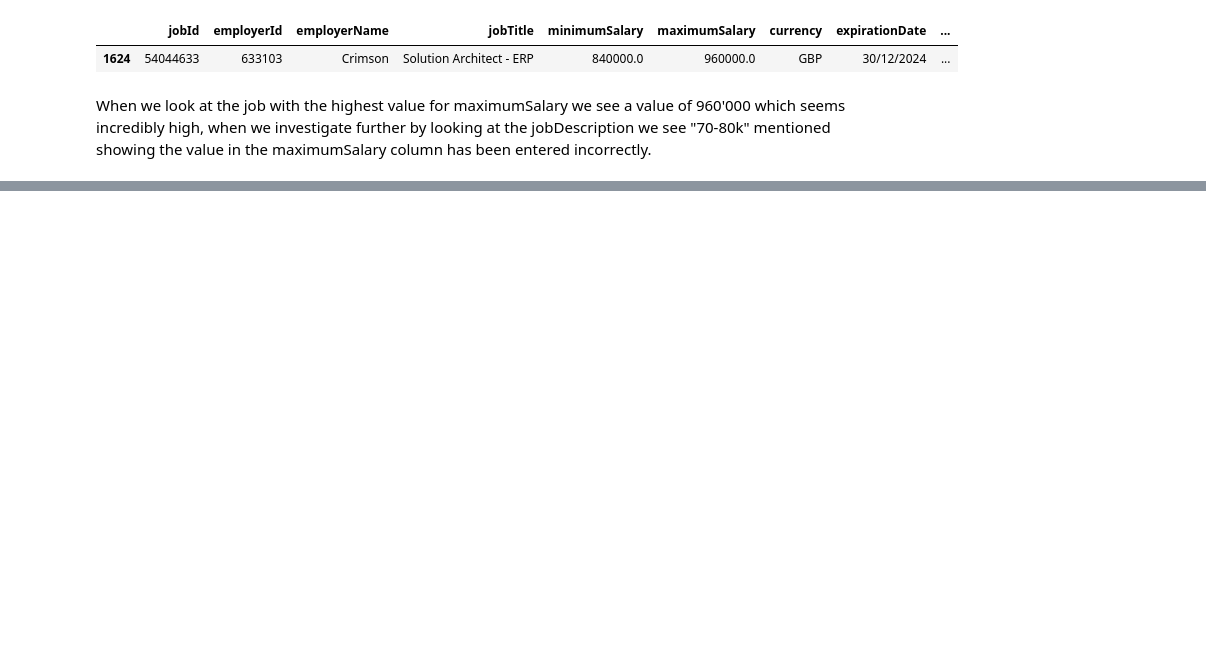
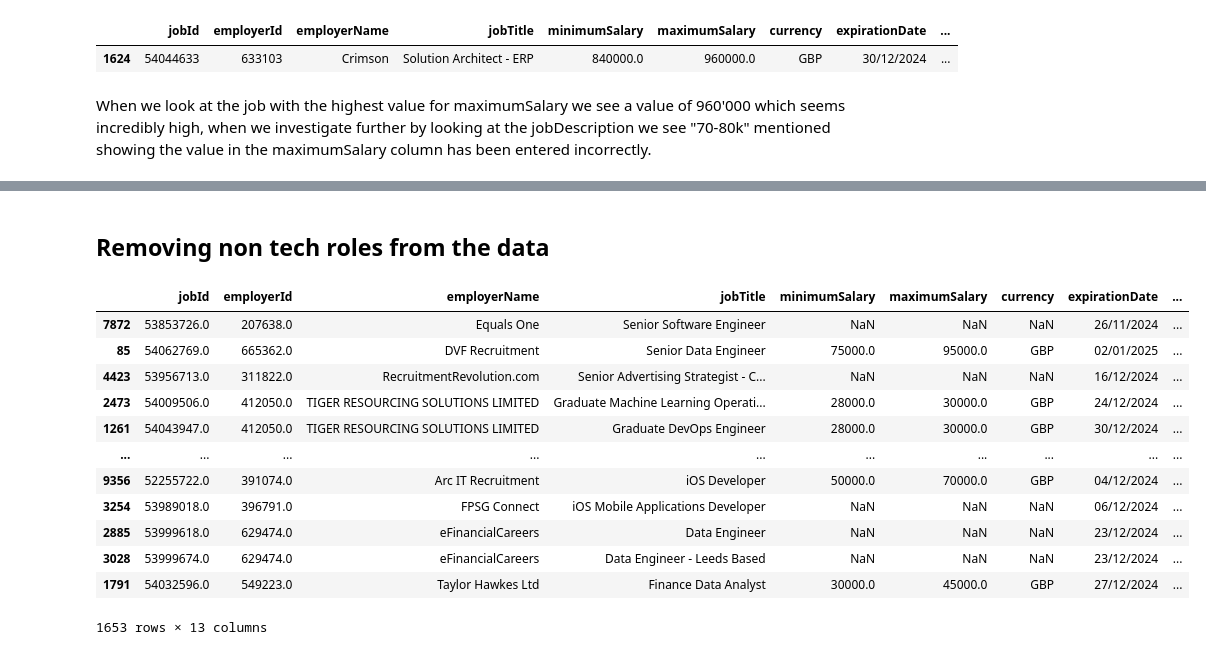
Before and after one commit to jmiller84/job_market_etl, a Jupyter notebook: notebooks/transform.ipynb, the cells around one changed output, grey strips where cells are left out. Saved outputs shown, nothing was run; the diff lists cells and outputs as text; code cells hidden in the pictures; blank space fills up the shorter version.

```diff
--- a/notebooks/transform.ipynb
+++ b/notebooks/transform.ipynb
@@ -246,0 +260,2 @@ highest_paid.head(20)
+# %%
+df[df['maximumSalary']>150000] = np.nan
@@ -246,0 +266,2 @@ highest_paid.head(20)
+# %%
+df[df['maximumSalary']<12000] = np.nan
@@ -246,0 +280,2 @@ highest_paid.head(20)
+# %%
+df[df['minimumSalary']>150000] = np.nan
@@ -246,0 +286,2 @@ highest_paid.head(20)
+# %%
+df[df['minimumSalary']<12000] = np.nan
@@ -246,0 +292,63 @@ highest_paid.head(20)
+# %% [markdown]
+## Removing non tech roles from the data ##
+# %%
+tech_terms = [
+    "Software Engineer", "Backend Developer", "Frontend Developer", "Full Stack Developer",
+    "Data Scientist", "Data Analyst", "Machine Learning Engineer", "AI Engineer",
+    "DevOps Engineer", "Cloud Engineer", "Infrastructure Engineer",
+    "Security Engineer", "Network Engineer", "Database Administrator", "Database Engineer",
+    "Business Intelligence Analyst", "QA Engineer",
+    "Big Data Engineer", "Systems Engineer",
+    "Application Developer", "Mobile Developer", "Android Developer", "iOS Developer",
+    "Embedded Systems Engineer", "Game Developer", "UI/UX Designer", "Web Developer",
+    "Solutions Architect", "IT Architect", "Blockchain Developer", "Blockchain Engineer",
+    "Cybersecurity Analyst", "Penetration Tester", "Ethical Hacker", "Cloud Architect",
+    "SAP Consultant", "Salesforce Developer", "React Developer", "Angular Developer",
+    "Java Developer", "Python Developer", "Ruby on Rails Developer", "PHP Developer",
+    "C++ Developer", "C# Developer", "Scala Developer", "Go Developer", "Swift Developer",
+    "Rust Developer", "JavaScript Developer", "TypeScript Developer", "SQL Developer",
+    "R Developer", "TensorFlow Engineer", "Hadoop Engineer", "ETL Developer",
+    "Cloud Solutions Architect", "Solutions Engineer", "Platform Engineer", "Tech Lead",
+    "Software Architect", "System Architect", "DevOps Manager",
+    "Tech Consultant", "Software Development Manager",
+    "Scrum Master", "Data Engineer", "Data Architect", "AI Researcher",
+    "Digital Transformation Consultant", "IT Manager", "Cloud Consultant",
+    "Cloud Computing", "A.I.", "Machine Learning", "Deep Learning", "Data Science",
+    "Big Data", "DevOps", "CI/CD", "Docker", "Kubernetes", "Microservices", "Serverless",
+    "Blockchain", "Cybersecurity", "Penetration Testing",
+    "Data Analytics", "SQL", "NoSQL", "Python", "Java", "C\+\+",
+    "JavaScript", "Node.js",
+    "Angular", "Vue.js", "Ruby on Rails", "AWS", "Google Cloud", "Azure", "Google Kubernetes Engine",
+    "GitHub", "GitLab", "Jenkins", "Terraform", "Ansible", "AWS Lambda",
+    "Kafka", "Hadoop", "Elasticsearch", "Redis", "MongoDB", "PostgreSQL", "MySQL", "SQL Server",
+    "Scala", "TypeScript", "PHP", "Golang", "Rust", "GraphQL", "REST API", "OAuth",
+    "OAuth2", "WebSockets", "Serverless Computing", "Edge Computing", "5G", "Virtualization",
+    "Containers", "WebAssembly", "Digital Transformation",
+    "Cloud Security", "Identity and Access Management", "Penetration Testing", "Natural Language Processing",
+    "Business Intelligence", "ETL", "Data Pipelines", "TensorFlow",
+    "PyTorch", "OpenAI", "GPT", "LLM", "Deep Reinforcement Learning", "Data Lakes", "Data Warehousing",
+    "Geospatial", "Embedded Systems", "Augmented Reality", "Virtual Reality",
+    r'\bAI\b'
+]
+
+tech_terms_regex_pattern = '|'.join(tech_terms)
+
+job_title_filter = df['jobTitle'].str.contains(tech_terms_regex_pattern, case=False, na=False)
+job_description_filter = df['jobDescription'].str.contains(tech_terms_regex_pattern, case=False, na=False)
+
+tech_roles_filtered = df[job_title_filter & job_description_filter]
+tech_roles_filtered
+# %% [output]
+|  | jobId | employerId | employerName | jobTitle | minimumSalary | maximumSalary | currency | expirationDate | ... |
+| 7872 | 53853726.0 | 207638.0 | Equals One | Senior Software Engineer | NaN | NaN | NaN | 26/11/2024 | ... |
+| 85 | 54062769.0 | 665362.0 | DVF Recruitment | Senior Data Engineer | 75000.0 | 95000.0 | GBP | 02/01/2025 | ... |
+| 4423 | 53956713.0 | 311822.0 | RecruitmentRevolution.com | Senior Advertising Strategist - C... | NaN | NaN | NaN | 16/12/2024 | ... |
+| 2473 | 54009506.0 | 412050.0 | TIGER RESOURCING SOLUTIONS LIMITED | Graduate Machine Learning Operati... | 28000.0 | 30000.0 | GBP | 24/12/2024 | ... |
+| 1261 | 54043947.0 | 412050.0 | TIGER RESOURCING SOLUTIONS LIMITED | Graduate DevOps Engineer | 28000.0 | 30000.0 | GBP | 30/12/2024 | ... |
+| ... | ... | ... | ... | ... | ... | ... | ... | ... | ... |
+| 9356 | 52255722.0 | 391074.0 | Arc IT Recruitment | iOS Developer | 50000.0 | 70000.0 | GBP | 04/12/2024 | ... |
+| 3254 | 53989018.0 | 396791.0 | FPSG Connect | iOS Mobile Applications Developer | NaN | NaN | NaN | 06/12/2024 | ... |
+| 2885 | 53999618.0 | 629474.0 | eFinancialCareers | Data Engineer | NaN | NaN | NaN | 23/12/2024 | ... |
+| 3028 | 53999674.0 | 629474.0 | eFinancialCareers | Data Engineer - Leeds Based | NaN | NaN | NaN | 23/12/2024 | ... |
+| 1791 | 54032596.0 | 549223.0 | Taylor Hawkes Ltd | Finance Data Analyst | 30000.0 | 45000.0 | GBP | 27/12/2024 | ... |
+1653 rows × 13 columns
```
Also changed, not shown: parts of 21 cells of this notebook, 2 other files.
